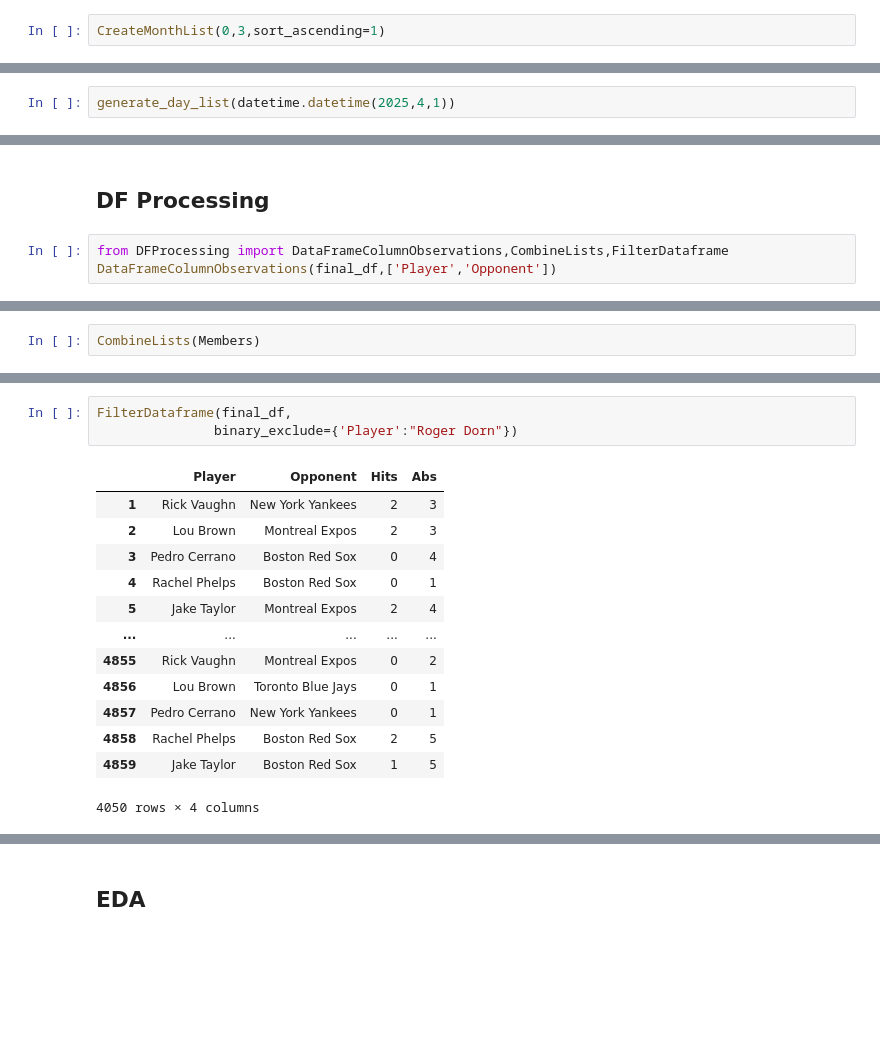
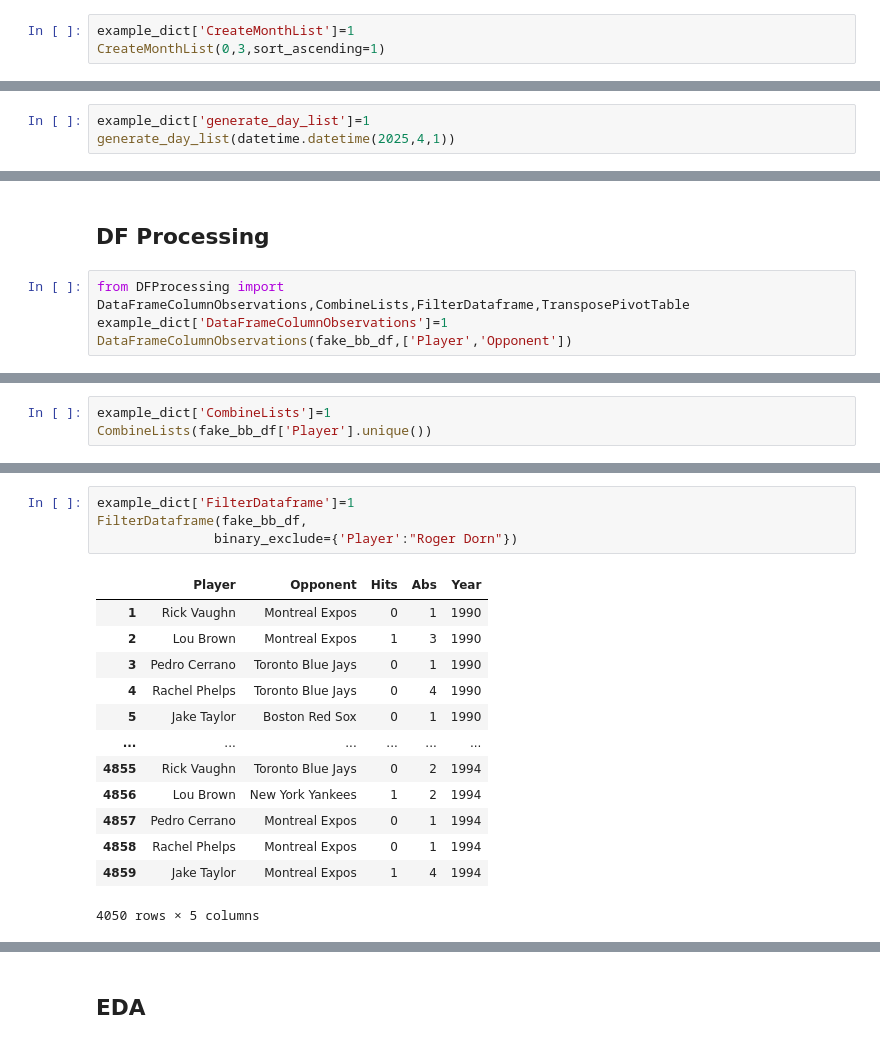
Before and after one commit to derek-dewald/Python_Tools, a Jupyter notebook: JupyterNotebooks/Function Examples.ipynb, the cells around one changed output, grey strips where cells are left out. Drawn from its saved outputs; the diff is of its cells as text; blank space fills up the shorter version.

```diff
--- a/JupyterNotebooks/Function Examples.ipynb
+++ b/JupyterNotebooks/Function Examples.ipynb
@@ -98,12 +140,14 @@ MonthSelector()
 # %% [output]
 datetime.datetime(2025, 3, 31, 0, 0)
 # %%
+example_dict['CreateMonthList']=1
 CreateMonthList(0,3,sort_ascending=1)
 # %% [output]
 [datetime.datetime(2025, 1, 31, 0, 0),
  datetime.datetime(2025, 2, 28, 0, 0),
  datetime.datetime(2025, 3, 31, 0, 0)]
 # %%
+example_dict['generate_day_list']=1
 generate_day_list(datetime.datetime(2025,4,1))
 # %% [output]
 [datetime.datetime(2025, 4, 1, 0, 0),
@@ -123,6 +173,7 @@ generate_day_list(datetime.datetime(2025,4,1))
 # %% [markdown]
 ## DF Processing
 # %%
-from DFProcessing import DataFrameColumnObservations,CombineLists,FilterDataframe
-DataFrameColumnObservations(final_df,['Player','Opponent'])
+from DFProcessing import DataFrameColumnObservations,CombineLists,FilterDataframe,TransposePivotTable
+example_dict['DataFrameColumnObservations']=1
+DataFrameColumnObservations(fake_bb_df,['Player','Opponent'])
 # %% [output]
@@ -142,5 +197,6 @@ DataFrameColumnObservations(final_df,['Player','Opponent'])
 # %%
-CombineLists(Members)
+example_dict['CombineLists']=1
+CombineLists(fake_bb_df['Player'].unique())
 # %% [output]
 [['Roger Dorn', 'Rick Vaughn'],
  ['Roger Dorn', 'Lou Brown'],
@@ -196,18 +236,19 @@ final_df
 # %%
-FilterDataframe(final_df,
+example_dict['FilterDataframe']=1
+FilterDataframe(fake_bb_df,
                binary_exclude={'Player':"Roger Dorn"})
 # %% [output]
-|  | Player | Opponent | Hits | Abs |
-| 1 | Rick Vaughn | New York Yankees | 2 | 3 |
-| 2 | Lou Brown | Montreal Expos | 2 | 3 |
-| 3 | Pedro Cerrano | Boston Red Sox | 0 | 4 |
-| 4 | Rachel Phelps | Boston Red Sox | 0 | 1 |
-| 5 | Jake Taylor | Montreal Expos | 2 | 4 |
-| ... | ... | ... | ... | ... |
-| 4855 | Rick Vaughn | Montreal Expos | 0 | 2 |
-| 4856 | Lou Brown | Toronto Blue Jays | 0 | 1 |
-| 4857 | Pedro Cerrano | New York Yankees | 0 | 1 |
-| 4858 | Rachel Phelps | Boston Red Sox | 2 | 5 |
-| 4859 | Jake Taylor | Boston Red Sox | 1 | 5 |
+|  | Player | Opponent | Hits | Abs | Year |
+| 1 | Rick Vaughn | Montreal Expos | 0 | 1 | 1990 |
+| 2 | Lou Brown | Montreal Expos | 1 | 3 | 1990 |
+| 3 | Pedro Cerrano | Toronto Blue Jays | 0 | 1 | 1990 |
+| 4 | Rachel Phelps | Toronto Blue Jays | 0 | 4 | 1990 |
+| 5 | Jake Taylor | Boston Red Sox | 0 | 1 | 1990 |
+| ... | ... | ... | ... | ... | ... |
+| 4855 | Rick Vaughn | Toronto Blue Jays | 0 | 2 | 1994 |
+| 4856 | Lou Brown | New York Yankees | 1 | 2 | 1994 |
+| 4857 | Pedro Cerrano | Montreal Expos | 0 | 1 | 1994 |
+| 4858 | Rachel Phelps | Montreal Expos | 0 | 1 | 1994 |
+| 4859 | Jake Taylor | Montreal Expos | 1 | 4 | 1994 |
-4050 rows × 4 columns
+4050 rows × 5 columns
 # %%
```
Also changed, not shown: parts of 29 cells of this notebook, 28 other files.
